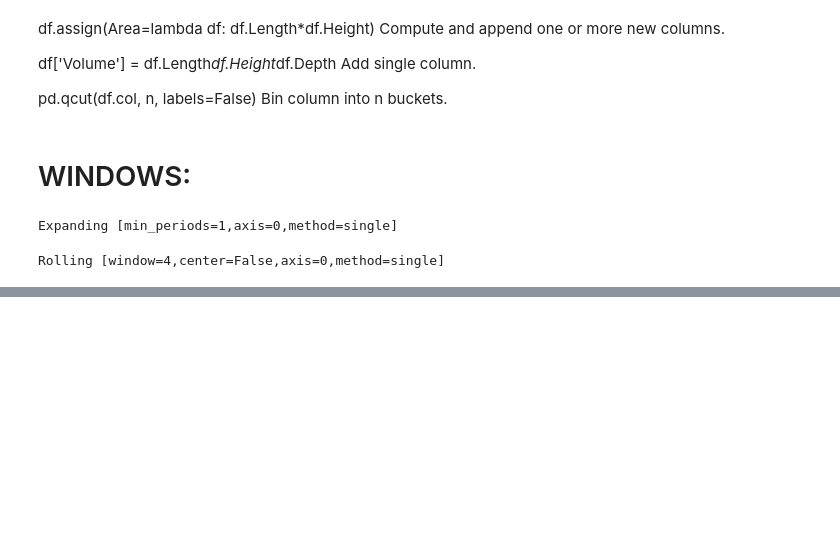
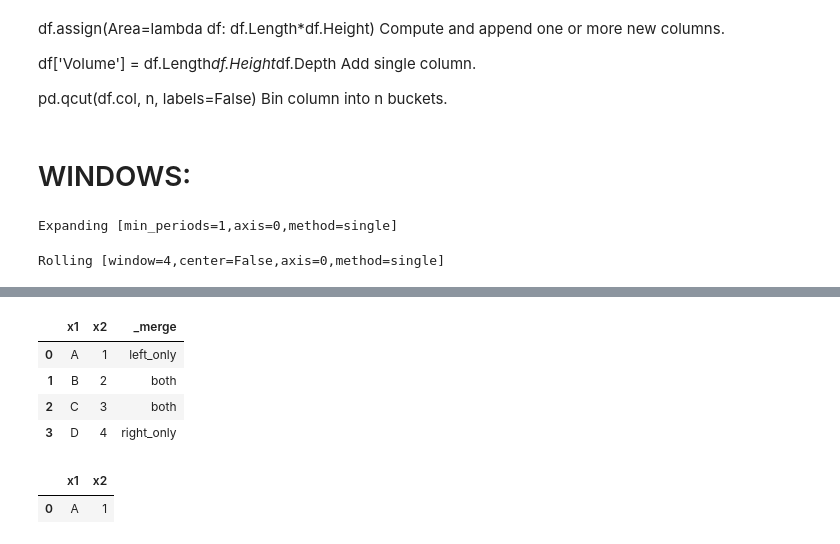
Before and after one commit to marimuthu003/pandas-python, a Jupyter notebook: pandas-cheat-sheet-1.ipynb, the cells around one changed output, grey strips where cells are left out. Cells and saved outputs as stored; diff of their text form; code cells hidden in the pictures; blank space fills up the shorter version.

```diff
--- a/pandas-cheat-sheet-1.ipynb
+++ b/pandas-cheat-sheet-1.ipynb
@@ -265,0 +356,8 @@ Rolling [window=4,center=False,axis=0,method=single]
+# %%
+ydf=pd.DataFrame(
+    {
+        'x1':['A','B','C'],
+        'x2':[1,2,3]
+    }
+)
+ydf
@@ -265,0 +369,8 @@ Rolling [window=4,center=False,axis=0,method=single]
+# %%
+zdf=pd.DataFrame(
+    {
+        'x1':['B','C','D'],
+        'x2':[2,3,4]
+    }
+)
+zdf
@@ -265,0 +396,14 @@ Rolling [window=4,center=False,axis=0,method=single]
+# %%
+#setdifference:
+pd.merge(ydf,zdf,how='outer',indicator=True)#.query('_merge=="left_only"').drop(columns=['_merge'])
+# %% [output]
+|  | x1 | x2 | _merge |
+| 0 | A | 1 | left_only |
+| 1 | B | 2 | both |
+| 2 | C | 3 | both |
+| 3 | D | 4 | right_only |
+# %%
+pd.merge(ydf,zdf,how='outer',indicator=True).query('_merge=="left_only"').drop(columns=['_merge'])
+# %% [output]
+|  | x1 | x2 |
+| 0 | A | 1 |
```
Also changed, not shown: parts of 22 cells of this notebook.
